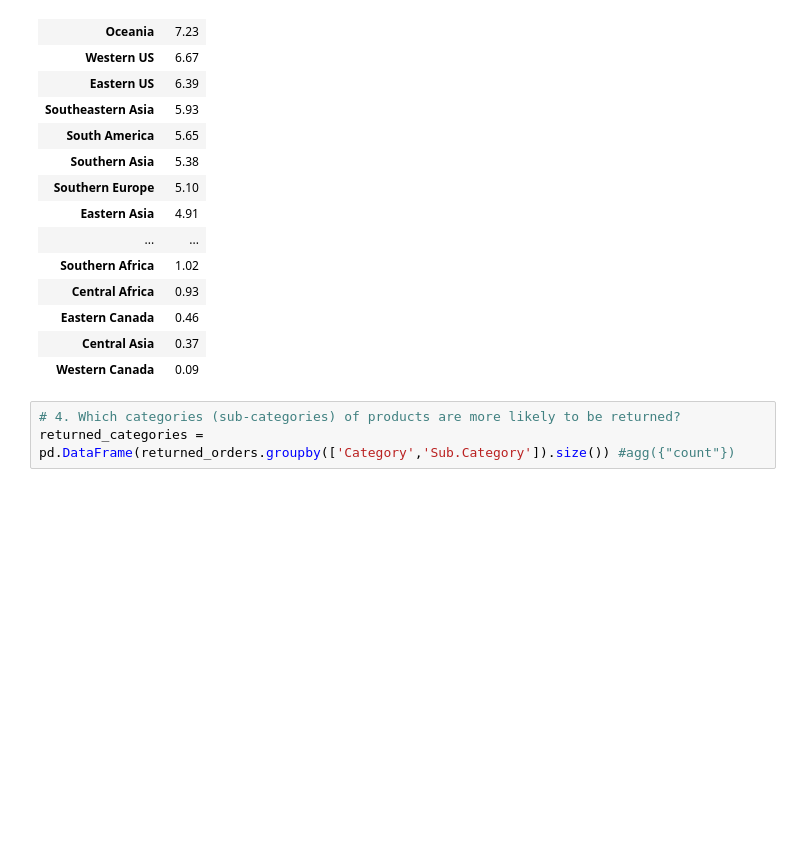
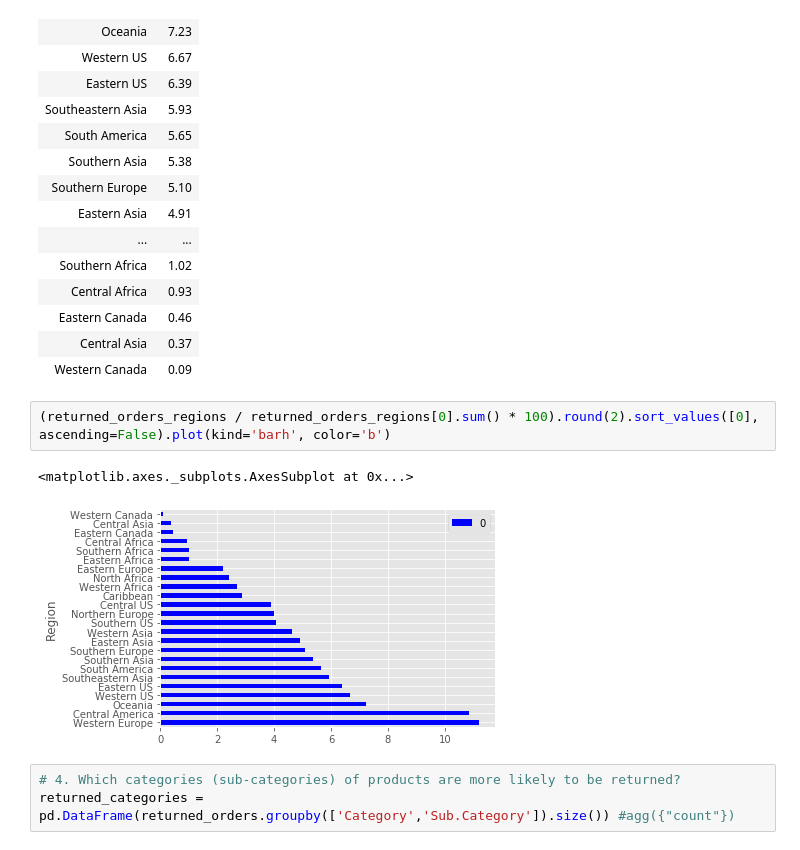
Before and after one commit to hikarinosenshi/ml_lab, a Jupyter notebook: khamanna/machine_learning_lab_answers.ipynb, the cells around one changed output. Saved outputs shown, nothing was run; the diff lists cells and outputs as text; blank space fills up the shorter version.

```diff
--- a/khamanna/machine_learning_lab_answers.ipynb
+++ b/khamanna/machine_learning_lab_answers.ipynb
@@ -205,6 +224,11 @@ returned_orders_regions = pd.DataFrame(returns.groupby(['Region']).size())
 | Eastern Canada | 0.46 |
 | Central Asia | 0.37 |
 | Western Canada | 0.09 |
+# %%
+(returned_orders_regions / returned_orders_regions[0].sum() * 100).round(2).sort_values([0], ascending=False).plot(kind='barh', color='b')
+# %% [output]
+<matplotlib.axes._subplots.AxesSubplot at 0x...>
+[figure, added]
 # %%
 # 4. Which categories (sub-categories) of products are more likely to be returned?
 returned_categories = pd.DataFrame(returned_orders.groupby(['Category','Sub.Category']).size()) #agg({"count"})
```
Also changed, not shown: parts of 21 cells of this notebook.
